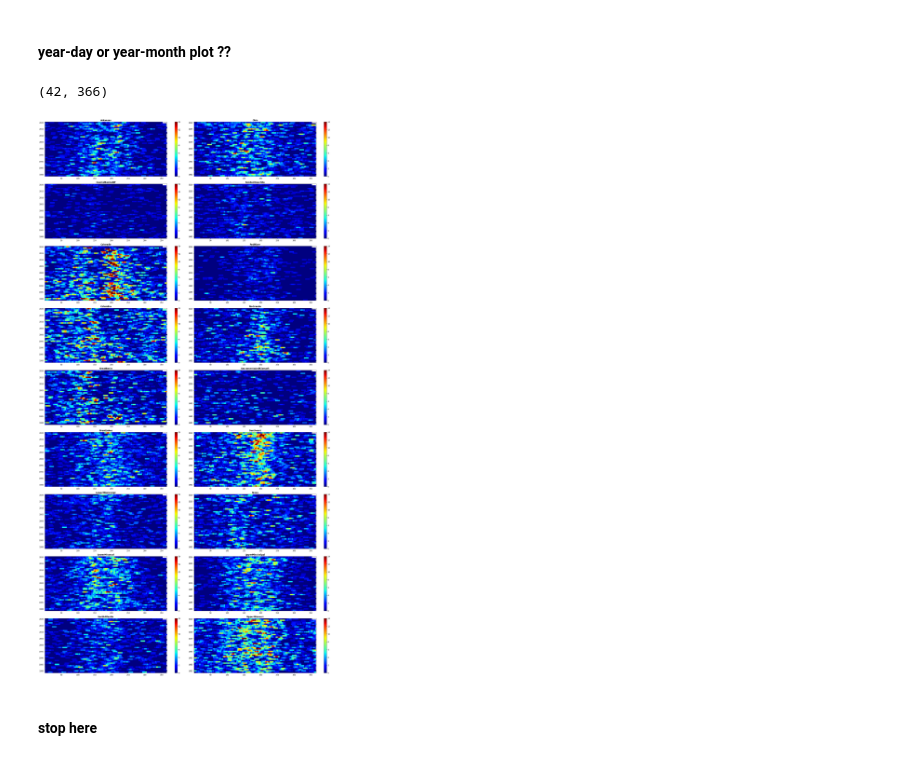
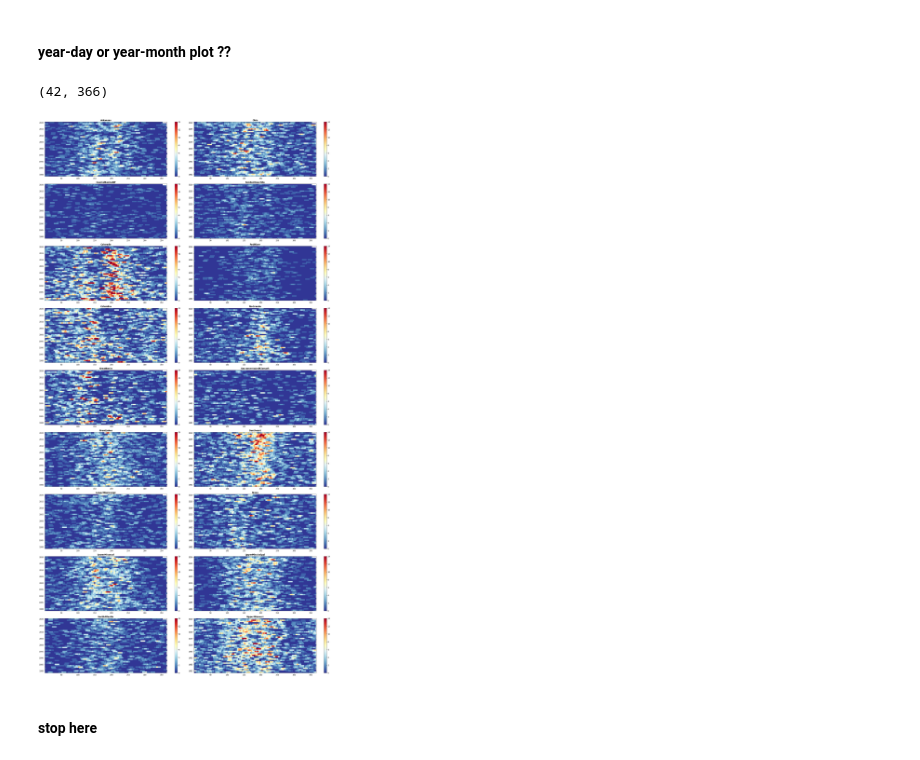
Before and after one commit to ming80302/COEXIST, a Jupyter notebook: p99_runningTot.ipynb, the cells around one changed output. Cells and saved outputs as stored; diff of their text form; code cells hidden in the pictures.

```diff
--- a/p99_runningTot.ipynb
+++ b/p99_runningTot.ipynb
@@ -202,35 +202,35 @@ print(year_2d.shape)
 #print(year_2d)
 
 n_min = 0
 n_max = 14
 
 fig, ax = plt.subplots(9,2,figsize=(25, 45))
 
 ct = 0
 for hucs in df.columns:
     jj = int(ct/9)
     ii = ct - jj*9
 
     data = {'year':pd.DatetimeIndex(df.index).year,
             hucs: df[hucs]}
     df_new = pd.DataFrame(data)
 
     for year in range(year_s, year_e+1):
         iTT = np.isin(df_new.year, year)
         id_iTT = np.where(iTT == True)[0]
         arr_2d[year-year_s, :len(id_iTT)] = df_new[hucs][id_iTT]
 
     # the pcolormesh() method to create a pseudocolor plot with a non-regular rectangular grid.
-    im = ax[ii,jj].pcolormesh(day_2d, year_2d, arr_2d, vmin=n_min, vmax=n_max, cmap='jet')
+    im = ax[ii,jj].pcolormesh(day_2d, year_2d, arr_2d, vmin=n_min, vmax=n_max,  cmap= 'RdYlBu_r')
     fig.colorbar(im, ax=ax[ii,jj])
     ax[ii,jj].set_title(hucs, fontweight ="bold")
     ct +=1
 
 plt.tight_layout()
 plt.savefig('n_p99_year_day.png', format='png', dpi=100);
 # %% [output]
 (42, 366)
-[figure, old version]
+[figure, new version]
 # %% [markdown]
 #### stop here
 # %% [markdown]
```
